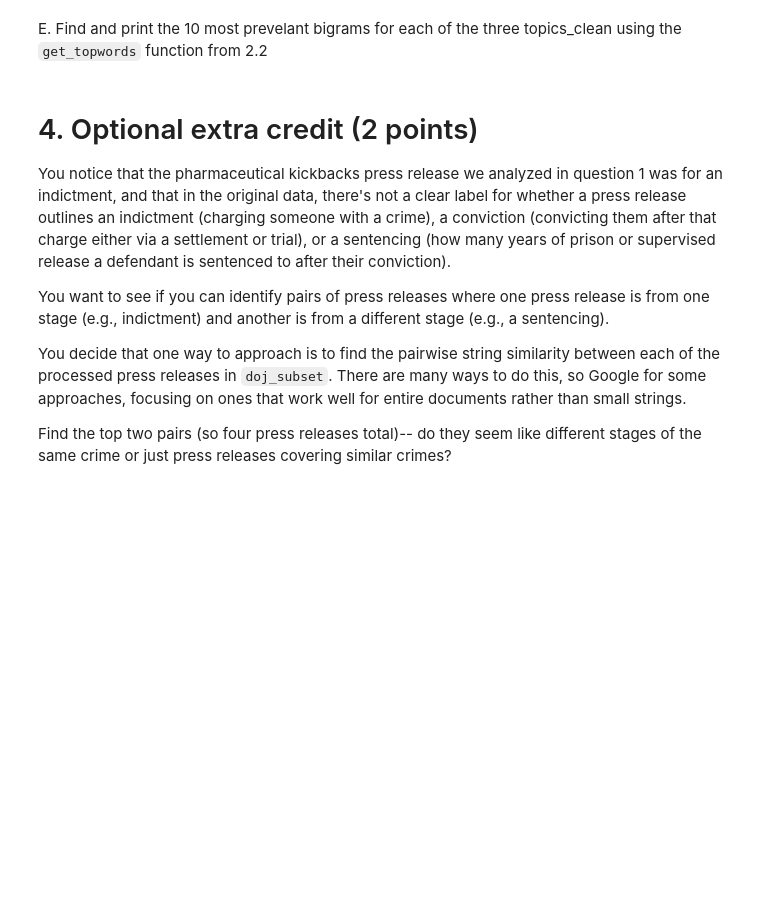
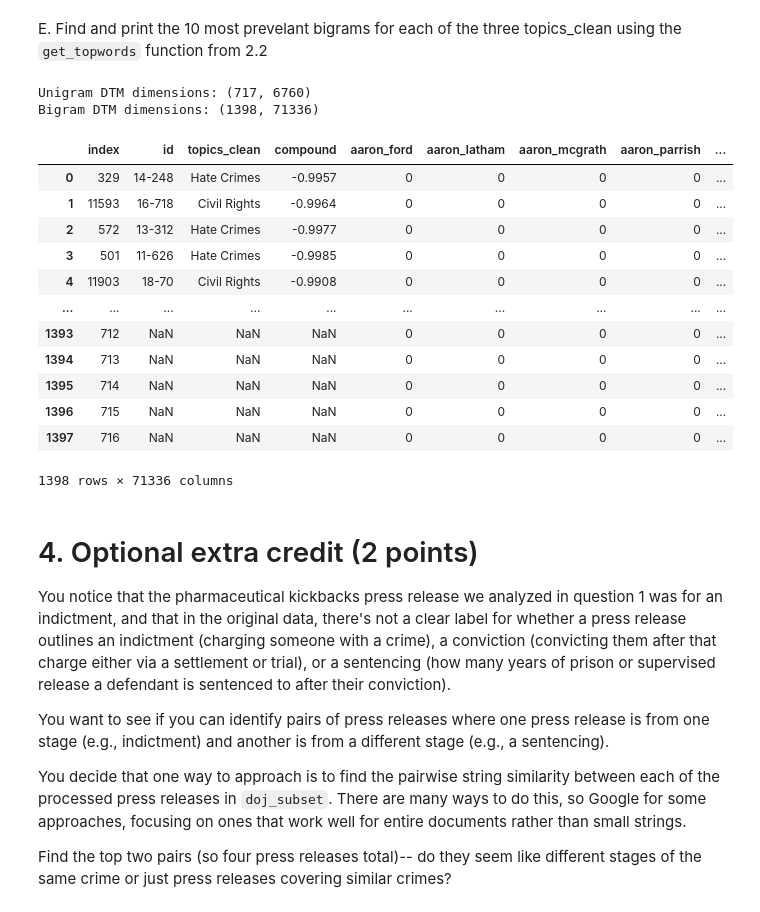
Before and after one commit to orenpk/QSS20_S24, a Jupyter notebook: my_psests/pset3/pset3_blank.ipynb, the cells around one changed output. Drawn from its saved outputs; the diff is of its cells as text; code cells hidden in the pictures; blank space fills up the shorter version.

```diff
--- a/my_psests/pset3/pset3_blank.ipynb
+++ b/my_psests/pset3/pset3_blank.ipynb
@@ -380,7 +434,7 @@ def create_dtm(list_of_strings, metadata):
     vectorizer = CountVectorizer(lowercase = True)
     dtm_sparse = vectorizer.fit_transform(list_of_strings)
     dtm_dense_named = pd.DataFrame(dtm_sparse.todense(),
-        columns=vectorizer.get_feature_names())
+        columns=vectorizer.get_feature_names_out())
     dtm_dense_named_withid = pd.concat([metadata.reset_index(), dtm_dense_named], axis = 1)
     return(dtm_dense_named_withid)
 # %%
@@ -436,3 +587,8 @@ C. For each of the manual labels in `topics_clean` (Hate Crime, Civil Rights, Pr
 D. Using a couple press releases as examples, write a 1-2 sentence interpretation of why some of the manual topics map on more cleanly to an estimated topic than other manual topic(s)
 # %%
 ## your code here to get doc-level topic probabilities
+topic_probabilities = [lda_model.get_document_topics(item, minimum_probability = 0)
+                       for item in corpus
+]
+
+assert len(topic_probabilities) == doj_subset_wscore.shape[0]
@@ -442,0 +595,14 @@ D. Using a couple press releases as examples, write a 1-2 sentence interpretatio
+# %%
+## your code here to add those topic probabilities to the dataframe
+## Intialize columns
+for i in range(3):
+    doj_subset_wscore[f'topic_{i + 1}_prob'] = 0
+
+# Iterate over each document's topic probabilities
+for index, probabilities in enumerate(topic_probabilities):
+    for topic_id, prob in probabilities:
+        doj_subset_wscore.at[index, f'topic_{topic_id + 1}_prob'] = prob
+
+    max_topic = max(probabilities, key=lambda x: x[1])
+
+    doj_subset_wscore.at[index, 'top_topic'] = max_topic[0]
@@ -458,0 +643,12 @@ B. Print the `id`, `processed_text`, and `processed_text_bigram` columns for pre
+# %%
+def create_bigram_onedoc(processed_text):
+    if not isinstance(processed_text, str):
+        return ""  # Return an empty string or some other placeholder
+
+    words = processed_text.split()
+    bigrams = ["_".join(pair) for pair in zip(words, words[1:])]
+    return " ".join(bigrams)
+
+doj_subset_wscore['processed_text_bigrams'] = doj_subset_wscore['processed_text'].apply(create_bigram_onedoc)
+
+doj_subset_wscore[doj_subset_wscore['id'] == '16-217'][['id', 'processed_text', 'processed_text_bigrams']]
@@ -467,3 +664,31 @@ E. Find and print the 10 most prevelant bigrams for each of the three topics_cle
+# %%
+# your code here
+metadata = doj_subset_wscore[['id', 'topics_clean', 'compound']]
+
+list_of_strings = doj_subset_wscore['processed_text_bigrams']
+
+dtm_bigram = create_dtm(list_of_strings, metadata)
+
+print("Unigram DTM dimensions:", dtm.shape)
+print("Bigram DTM dimensions:", dtm_bigram.shape)
+
+dtm_bigram
+# %% [output]
+Unigram DTM dimensions: (717, 6760)
+Bigram DTM dimensions: (1398, 71336)
+|  | index | id | topics_clean | compound | aaron_ford | aaron_latham | aaron_mcgrath | aaron_parrish | ... |
+| 0 | 329 | 14-248 | Hate Crimes | -0.9957 | 0 | 0 | 0 | 0 | ... |
+| 1 | 11593 | 16-718 | Civil Rights | -0.9964 | 0 | 0 | 0 | 0 | ... |
+| 2 | 572 | 13-312 | Hate Crimes | -0.9977 | 0 | 0 | 0 | 0 | ... |
+| 3 | 501 | 11-626 | Hate Crimes | -0.9985 | 0 | 0 | 0 | 0 | ... |
+| 4 | 11903 | 18-70 | Civil Rights | -0.9908 | 0 | 0 | 0 | 0 | ... |
+| ... | ... | ... | ... | ... | ... | ... | ... | ... | ... |
+| 1393 | 712 | NaN | NaN | NaN | 0 | 0 | 0 | 0 | ... |
+| 1394 | 713 | NaN | NaN | NaN | 0 | 0 | 0 | 0 | ... |
+| 1395 | 714 | NaN | NaN | NaN | 0 | 0 | 0 | 0 | ... |
+| 1396 | 715 | NaN | NaN | NaN | 0 | 0 | 0 | 0 | ... |
+| 1397 | 716 | NaN | NaN | NaN | 0 | 0 | 0 | 0 | ... |
+1398 rows × 71336 columns
 # %% [markdown]
 # 4. Optional extra credit (2 points)
 
```
Also changed, not shown: parts of 38 cells of this notebook, 1 other file.
